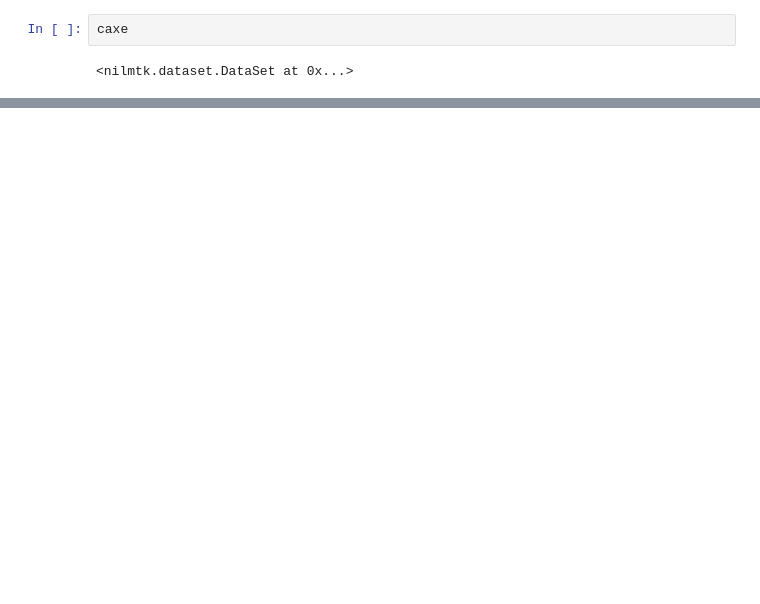
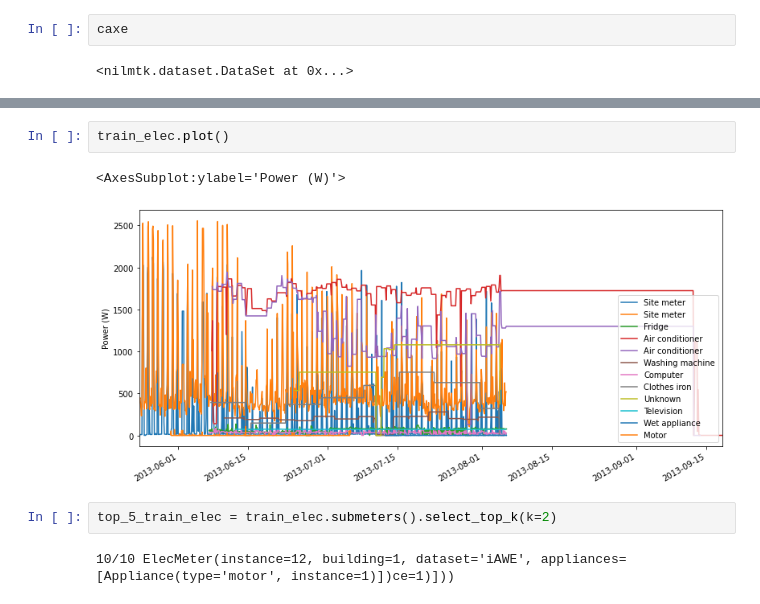
Before and after one commit to caxefaizan/RNN_Model, a Jupyter notebook: NILMTK.ipynb, the cells around one changed output, grey strips where cells are left out. Drawn from its saved outputs; the diff is of its cells as text; blank space fills up the shorter version.

```diff
--- a/NILMTK.ipynb
+++ b/NILMTK.ipynb
@@ -153,0 +226,9 @@ NameError: name 'caxe' is not defined
+# %%
+train_elec.plot()
+# %% [output]
+<AxesSubplot:ylabel='Power (W)'>
+[figure, added]
+# %%
+top_5_train_elec = train_elec.submeters().select_top_k(k=2)
+# %% [output]
+10/10 ElecMeter(instance=12, building=1, dataset='iAWE', appliances=[Appliance(type='motor', instance=1)])ce=1)]))
```
Also changed, not shown: parts of 26 cells of this notebook.
